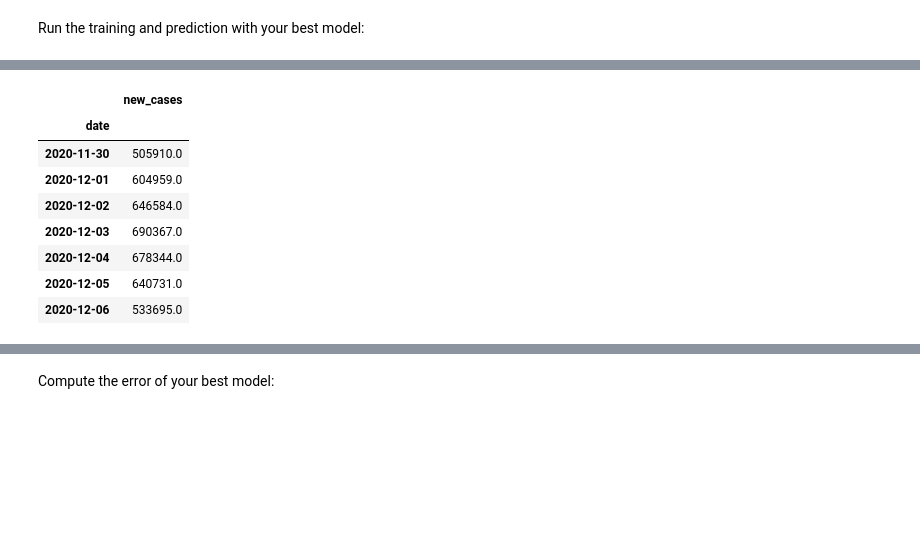
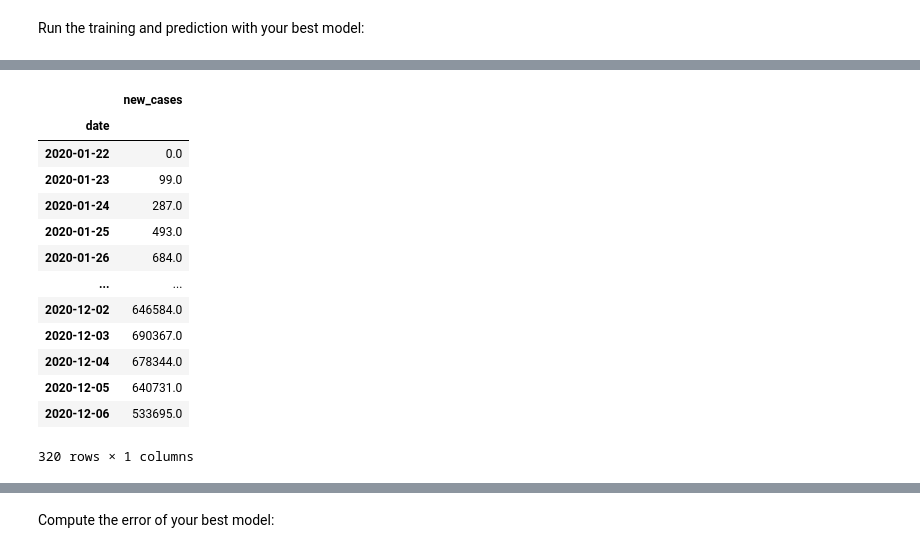
Before and after one commit to Viliuskerutis/AML, a Jupyter notebook: AML_MP3_Kerutis.ipynb, the cells around one changed output, grey strips where cells are left out. Drawn from its saved outputs; the diff is of its cells as text; code cells hidden in the pictures; blank space fills up the shorter version.

```diff
--- a/AML_MP3_Kerutis.ipynb
+++ b/AML_MP3_Kerutis.ipynb
@@ -168,12 +169,17 @@ Predicting time: 0.01 ms (max 180000 ms.)
-# %%
-predicted_time_series
-# %% [output]
-|  | new_cases |
-| date |  |
-| 2020-11-30 | 505910.0 |
-| 2020-12-01 | 604959.0 |
-| 2020-12-02 | 646584.0 |
-| 2020-12-03 | 690367.0 |
-| 2020-12-04 | 678344.0 |
-| 2020-12-05 | 640731.0 |
-| 2020-12-06 | 533695.0 |
+# %%
+training_time_series
+# %% [output]
+|  | new_cases |
+| date |  |
+| 2020-01-22 | 0.0 |
+| 2020-01-23 | 99.0 |
+| 2020-01-24 | 287.0 |
+| 2020-01-25 | 493.0 |
+| 2020-01-26 | 684.0 |
+| ... | ... |
+| 2020-12-02 | 646584.0 |
+| 2020-12-03 | 690367.0 |
+| 2020-12-04 | 678344.0 |
+| 2020-12-05 | 640731.0 |
+| 2020-12-06 | 533695.0 |
+320 rows × 1 columns
```
Also changed, not shown: parts of 8 cells of this notebook.
